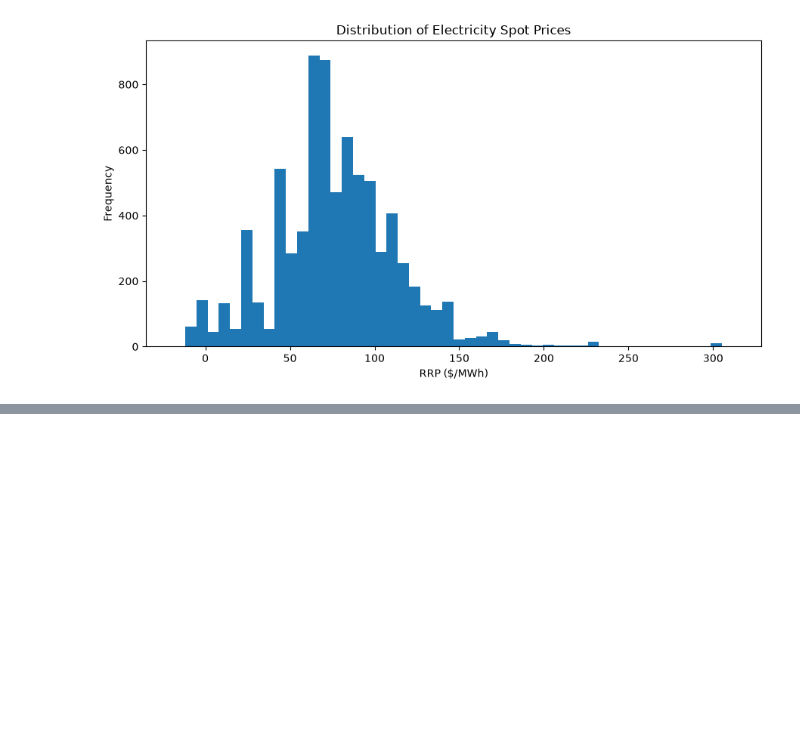
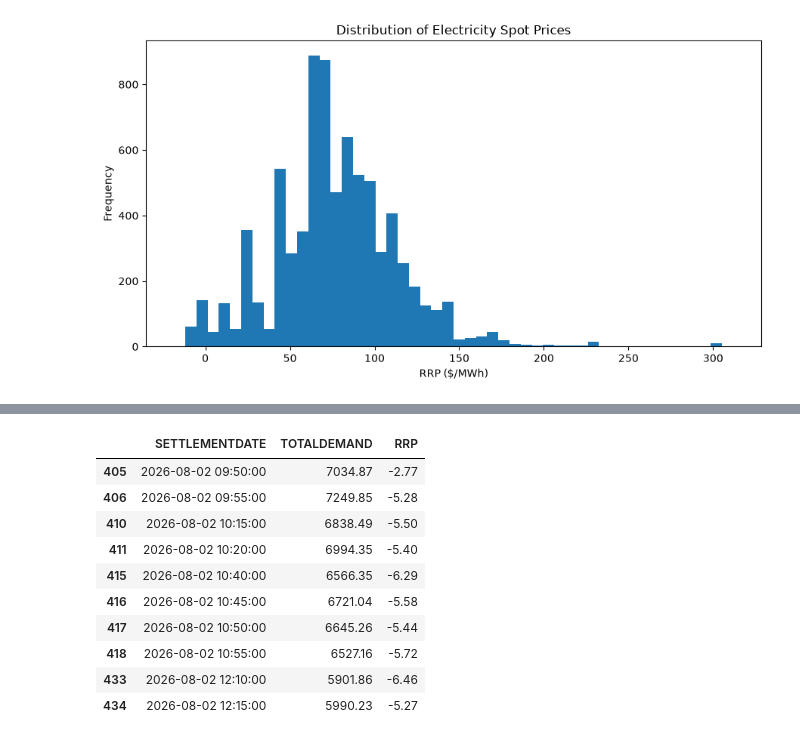
Before and after one commit to klm2109/australian-energy-market-analytics, a Jupyter notebook: notebooks/Exploratory Data Analysis.ipynb, the cells around one changed output, grey strips where cells are left out. Cells and saved outputs as stored; diff of their text form; code cells hidden in the pictures; blank space fills up the shorter version.

```diff
--- a/notebooks/Exploratory Data Analysis.ipynb
+++ b/notebooks/Exploratory Data Analysis.ipynb
@@ -424,0 +472,16 @@ plt.show()
+# %%
+negative_prices[
+    ["SETTLEMENTDATE", "TOTALDEMAND", "RRP"]
+].head(10)
+# %% [output]
+|  | SETTLEMENTDATE | TOTALDEMAND | RRP |
+| 405 | 2026-08-02 09:50:00 | 7034.87 | -2.77 |
+| 406 | 2026-08-02 09:55:00 | 7249.85 | -5.28 |
+| 410 | 2026-08-02 10:15:00 | 6838.49 | -5.50 |
+| 411 | 2026-08-02 10:20:00 | 6994.35 | -5.40 |
+| 415 | 2026-08-02 10:40:00 | 6566.35 | -6.29 |
+| 416 | 2026-08-02 10:45:00 | 6721.04 | -5.58 |
+| 417 | 2026-08-02 10:50:00 | 6645.26 | -5.44 |
+| 418 | 2026-08-02 10:55:00 | 6527.16 | -5.72 |
+| 433 | 2026-08-02 12:10:00 | 5901.86 | -6.46 |
+| 434 | 2026-08-02 12:15:00 | 5990.23 | -5.27 |
```
Also changed, not shown: parts of 4 cells of this notebook.
